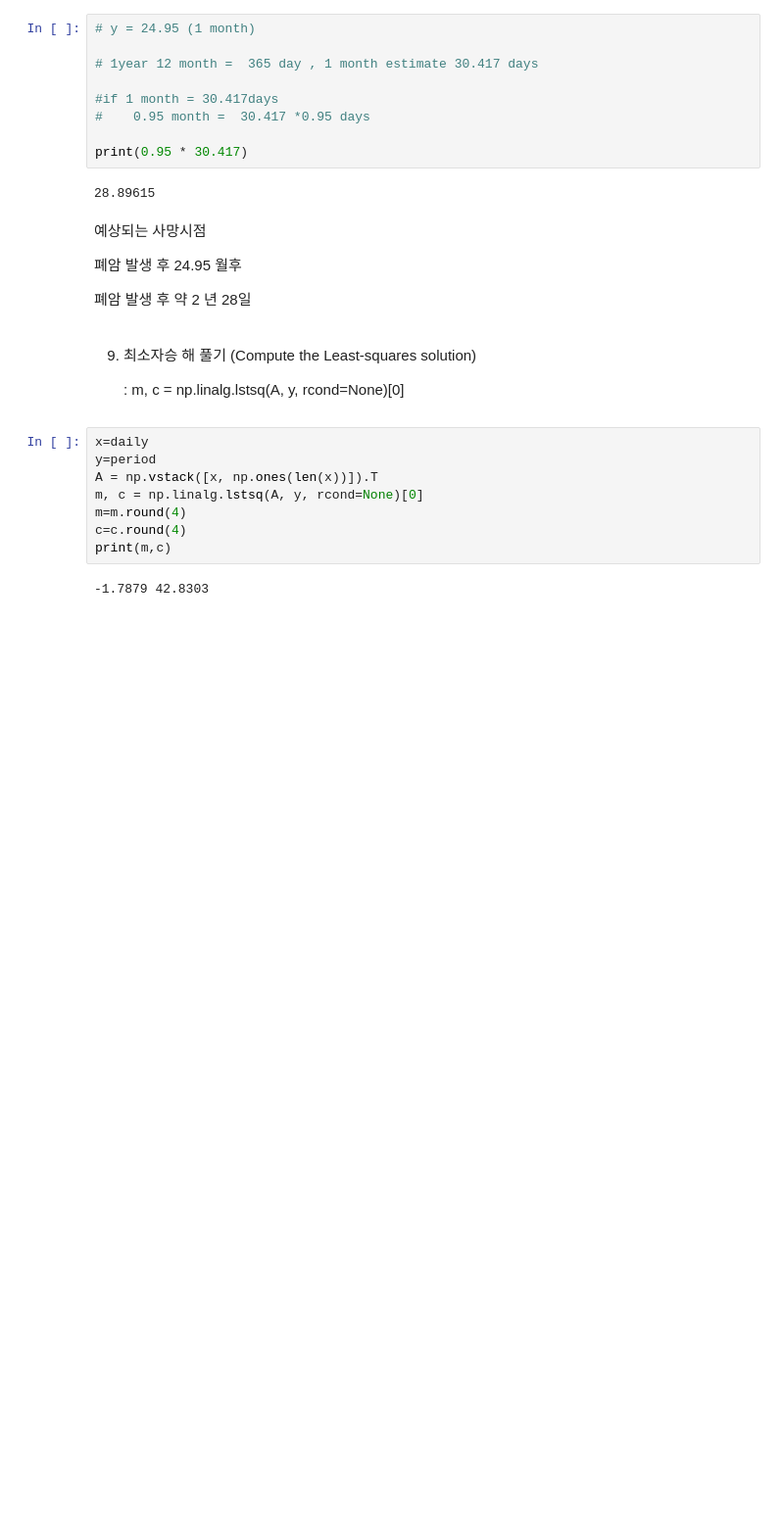
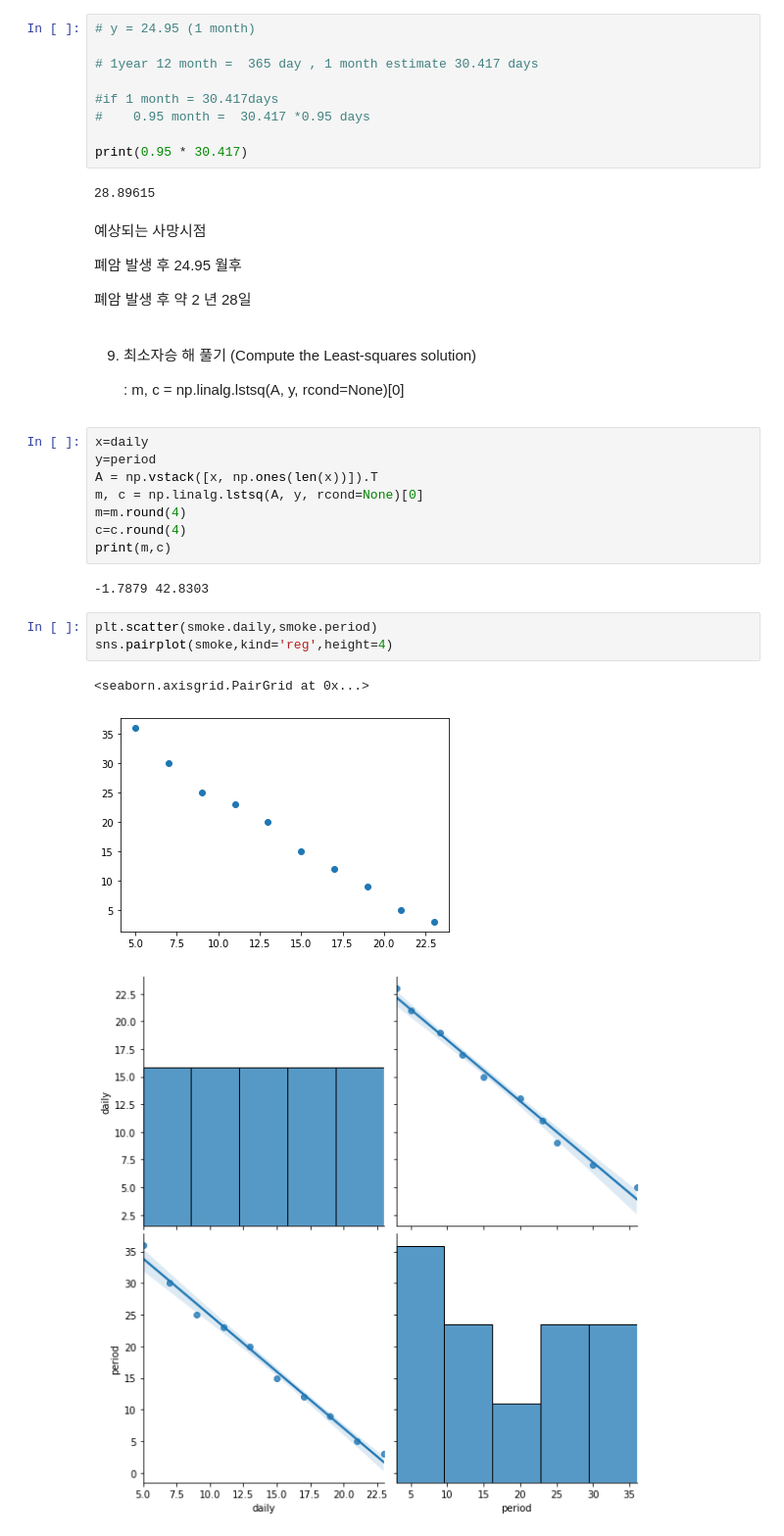
Before and after one commit to chosunghyun18/ML_DL_Statics, a Jupyter notebook: folder_for_code/pythoncode/Smoke_Linear_Regression.ipynb, the cells around one changed output. Shown at 98% size. Saved outputs shown, nothing was run; the diff lists cells and outputs as text; blank space fills up the shorter version.

```diff
--- a/folder_for_code/pythoncode/Smoke_Linear_Regression.ipynb
+++ b/folder_for_code/pythoncode/Smoke_Linear_Regression.ipynb
@@ -169,3 +169,10 @@ c=c.round(4)
 print(m,c)
 # %% [output]
 -1.7879 42.8303
+# %%
+plt.scatter(smoke.daily,smoke.period)
+sns.pairplot(smoke,kind='reg',height=4)
+# %% [output]
+<seaborn.axisgrid.PairGrid at 0x...>
+[figure, added]
+[figure, added]
```
